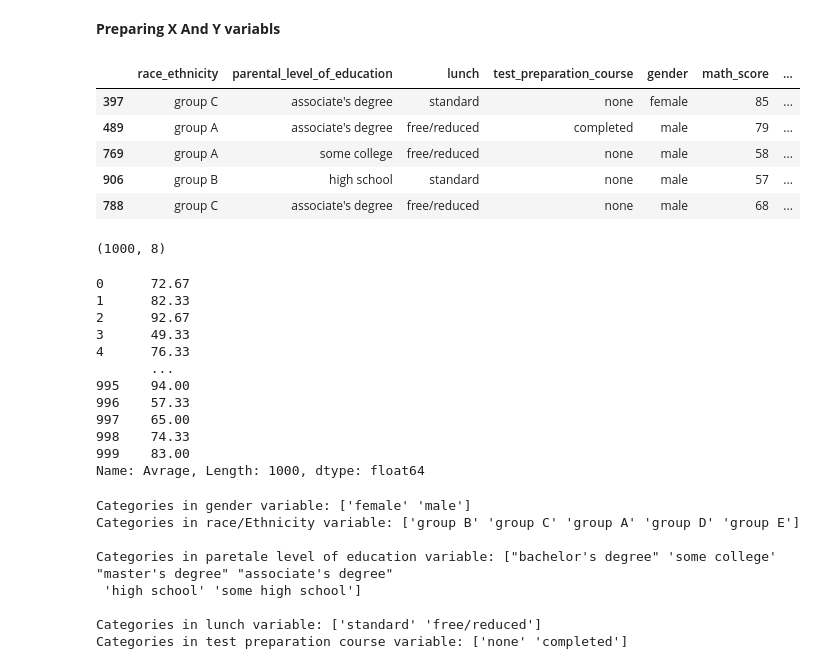
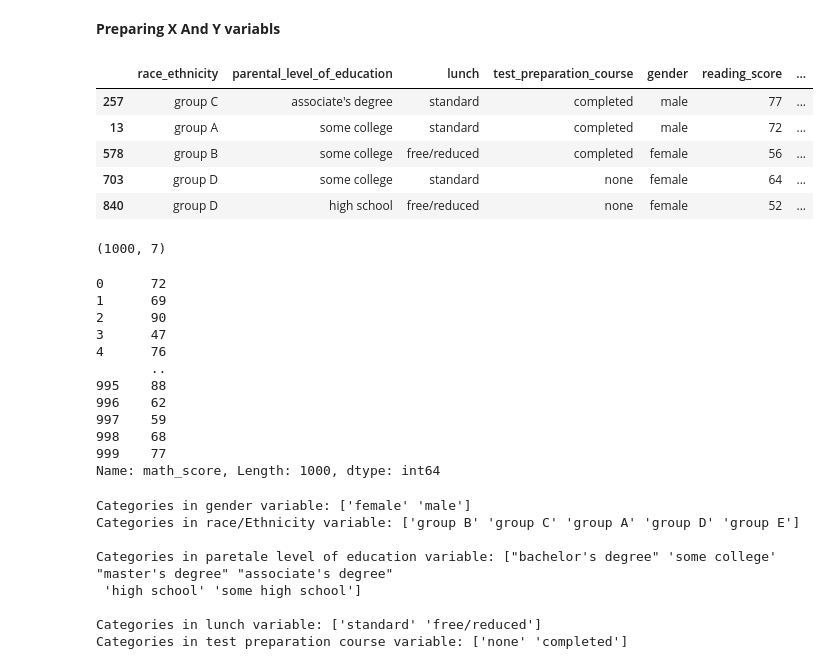
Before and after one commit to AkramMaouche/Full-ML-Project, a Jupyter notebook: Notbook/Model_training.ipynb, the cells around one changed output. Cells and saved outputs as stored; diff of their text form; code cells hidden in the pictures.

```diff
--- a/Notbook/Model_training.ipynb
+++ b/Notbook/Model_training.ipynb
@@ -42,35 +42,35 @@ Name: Avrage, Length: 1000, dtype: float64
 # %% [markdown]
 **Preparing X And Y variabls**
 # %%
-X = df.drop(columns=['Avrage','Total_score'],axis=1)
+X = df.drop(columns=['Avrage','Total_score','math_score'],axis=1)
 X.sample(5)
 # %% [output]
-|  | race_ethnicity | parental_level_of_education | lunch | test_preparation_course | gender | math_score | ... |
-| 397 | group C | associate's degree | standard | none | female | 85 | ... |
-| 489 | group A | associate's degree | free/reduced | completed | male | 79 | ... |
-| 769 | group A | some college | free/reduced | none | male | 58 | ... |
-| 906 | group B | high school | standard | none | male | 57 | ... |
-| 788 | group C | associate's degree | free/reduced | none | male | 68 | ... |
+|  | race_ethnicity | parental_level_of_education | lunch | test_preparation_course | gender | reading_score | ... |
+| 257 | group C | associate's degree | standard | completed | male | 77 | ... |
+| 13 | group A | some college | standard | completed | male | 72 | ... |
+| 578 | group B | some college | free/reduced | completed | female | 56 | ... |
+| 703 | group D | some college | standard | none | female | 64 | ... |
+| 840 | group D | high school | free/reduced | none | female | 52 | ... |
 # %%
 X.shape
 # %% [output]
-(1000, 8)
+(1000, 7)
 # %%
-y =  df['Avrage']
+y =  df['math_score']
 y
 # %% [output]
-0      72.67
-1      82.33
-2      92.67
-3      49.33
-4      76.33
-       ...
-995    94.00
-996    57.33
-997    65.00
-998    74.33
-999    83.00
-Name: Avrage, Length: 1000, dtype: float64
+0      72
+1      69
+2      90
+3      47
+4      76
+       ..
+995    88
+996    62
+997    59
+998    68
+999    77
+Name: math_score, Length: 1000, dtype: int64
 # %%
 print('Categories in gender variable:',end=" ")
 print(df['gender'].unique())
```
Also changed, not shown: parts of 10 cells of this notebook, 9 other files.
